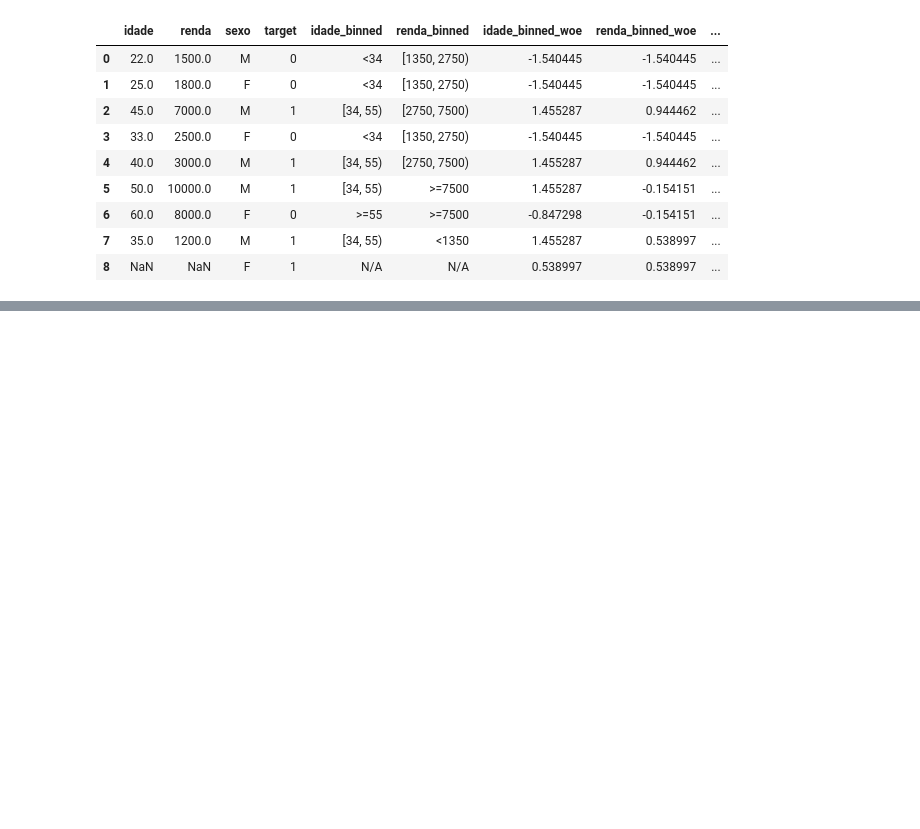
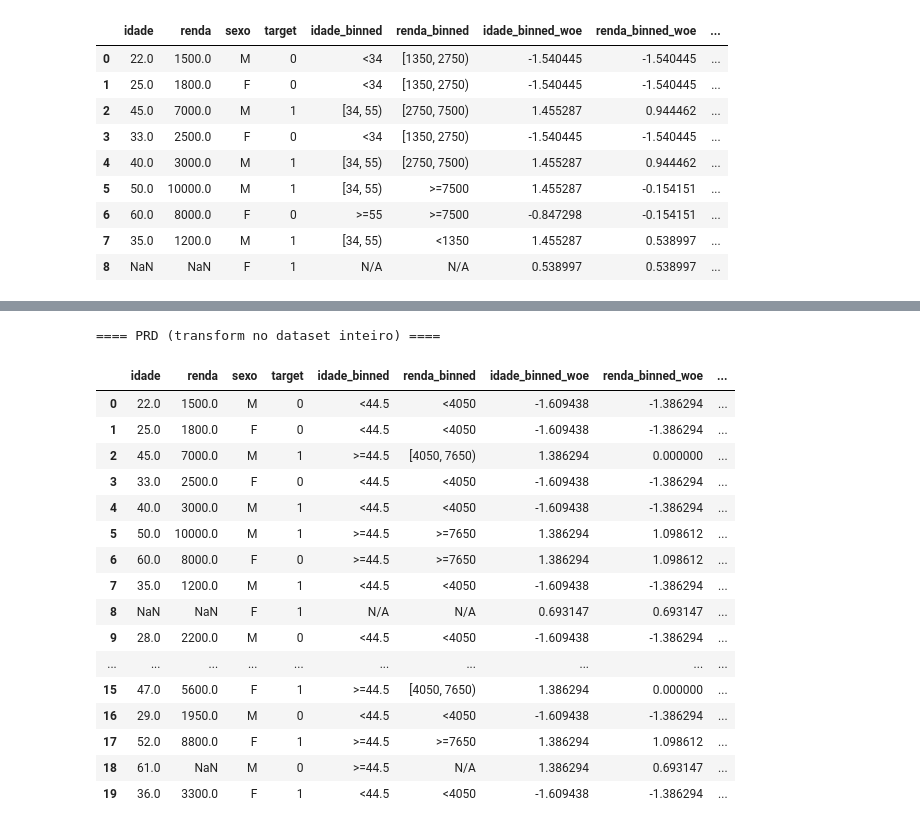
Before and after one commit to Cristiano2132/modeltrack, a Jupyter notebook: examples/file01.ipynb, the cells around one changed output, grey strips where cells are left out. Saved outputs shown, nothing was run; the diff lists cells and outputs as text; code cells hidden in the pictures; blank space fills up the shorter version.

Commit message:
modulo pipeline v1

```diff
--- a/examples/file01.ipynb
+++ b/examples/file01.ipynb
@@ -171,0 +226,33 @@ df_pd
+# %%
+# ============================
+# 3. PRD: Aplicar em todo o dataframe
+# ============================
+pipeline_prd = FeaturePipelinePrd("artifacts_pipeline")
+
+df_full_transformed = pipeline_prd.transform(
+    df=df_pd,  # agora em todos os dados
+    features_binning=["idade", "renda"],
+    features_encoding=["idade_binned", "renda_binned", "sexo"]
+)
+
+print("==== PRD (transform no dataset inteiro) ====")
+df_full_transformed
+# %% [output]
+==== PRD (transform no dataset inteiro) ====
+|  | idade | renda | sexo | target | idade_binned | renda_binned | idade_binned_woe | renda_binned_woe | ... |
+| 0 | 22.0 | 1500.0 | M | 0 | <44.5 | <4050 | -1.609438 | -1.386294 | ... |
+| 1 | 25.0 | 1800.0 | F | 0 | <44.5 | <4050 | -1.609438 | -1.386294 | ... |
+| 2 | 45.0 | 7000.0 | M | 1 | >=44.5 | [4050, 7650) | 1.386294 | 0.000000 | ... |
+| 3 | 33.0 | 2500.0 | F | 0 | <44.5 | <4050 | -1.609438 | -1.386294 | ... |
+| 4 | 40.0 | 3000.0 | M | 1 | <44.5 | <4050 | -1.609438 | -1.386294 | ... |
+| 5 | 50.0 | 10000.0 | M | 1 | >=44.5 | >=7650 | 1.386294 | 1.098612 | ... |
+| 6 | 60.0 | 8000.0 | F | 0 | >=44.5 | >=7650 | 1.386294 | 1.098612 | ... |
+| 7 | 35.0 | 1200.0 | M | 1 | <44.5 | <4050 | -1.609438 | -1.386294 | ... |
+| 8 | NaN | NaN | F | 1 | N/A | N/A | 0.693147 | 0.693147 | ... |
+| 9 | 28.0 | 2200.0 | M | 0 | <44.5 | <4050 | -1.609438 | -1.386294 | ... |
+| ... | ... | ... | ... | ... | ... | ... | ... | ... | ... |
+| 15 | 47.0 | 5600.0 | F | 1 | >=44.5 | [4050, 7650) | 1.386294 | 0.000000 | ... |
+| 16 | 29.0 | 1950.0 | M | 0 | <44.5 | <4050 | -1.609438 | -1.386294 | ... |
+| 17 | 52.0 | 8800.0 | F | 1 | >=44.5 | >=7650 | 1.386294 | 1.098612 | ... |
+| 18 | 61.0 | NaN | M | 0 | >=44.5 | N/A | 1.386294 | 0.693147 | ... |
+| 19 | 36.0 | 3300.0 | F | 1 | <44.5 | <4050 | -1.609438 | -1.386294 | ... |
```
Also changed, not shown: parts of 4 cells of this notebook, 10 other files.
